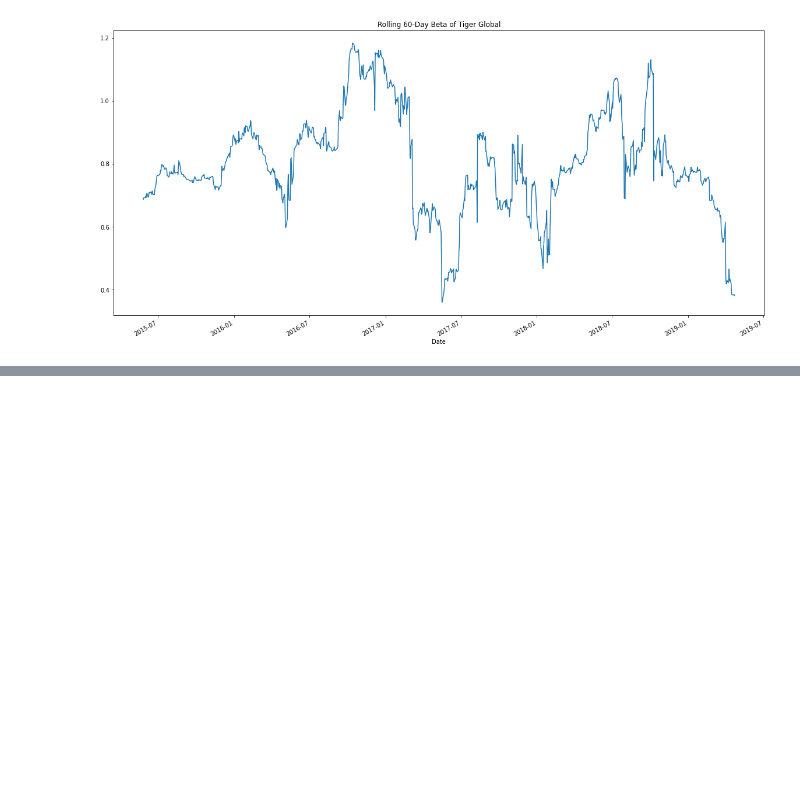
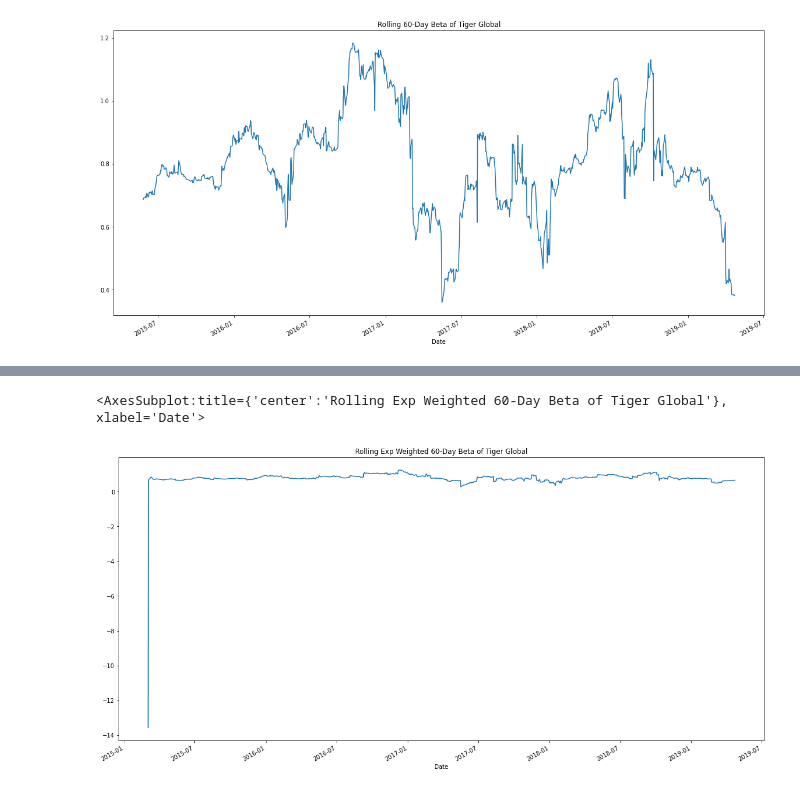
Before and after one commit to amack56/Unit4HomeworkAssignment, a Jupyter notebook: code/code.ipynb, the cells around one changed output, grey strips where cells are left out. Drawn from its saved outputs; the diff is of its cells as text; code cells hidden in the pictures; blank space fills up the shorter version.

```diff
--- a/code/code.ipynb
+++ b/code/code.ipynb
@@ -173,0 +150,9 @@ rolling_beta.plot(figsize=(20,10), title='Rolling 60-Day Beta of Tiger Global')
+# %%
+# Choose one portfolio, then calculate and plot the 60-day ewm rolling beta between it and the S&P 500.
+rolling_exp_covar = combined_df['TIGER GLOBAL MANAGEMENT LLC'].ewm(halflife=21).cov(combined_df['S&P 500'])
+rolling_exp_sp_var = combined_df['S&P 500'].ewm(halflife=60).var()
+rolling_exp_beta = rolling_exp_covar / rolling_exp_sp_var
+rolling_exp_beta.plot(figsize=(20,10), title='Rolling Exp Weighted 60-Day Beta of Tiger Global')
+# %% [output]
+<AxesSubplot:title={'center':'Rolling Exp Weighted 60-Day Beta of Tiger Global'}, xlabel='Date'>
+[figure, added]
```
Also changed, not shown: parts of 22 cells of this notebook, 2 other files.
